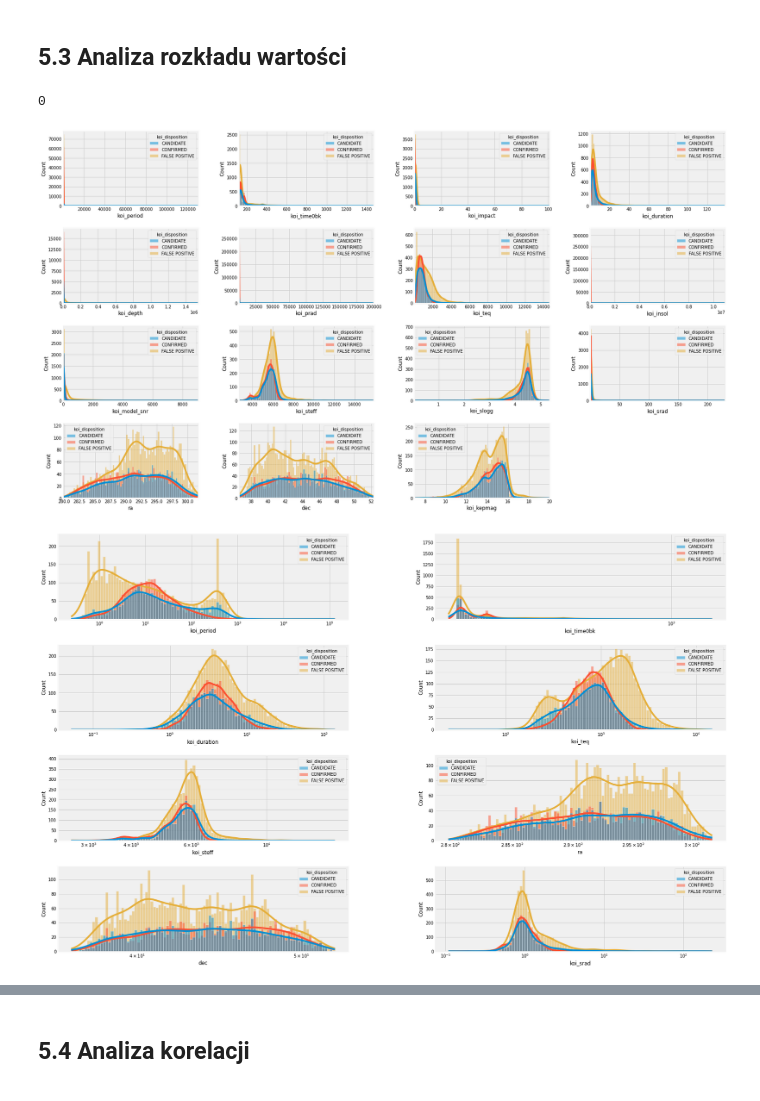
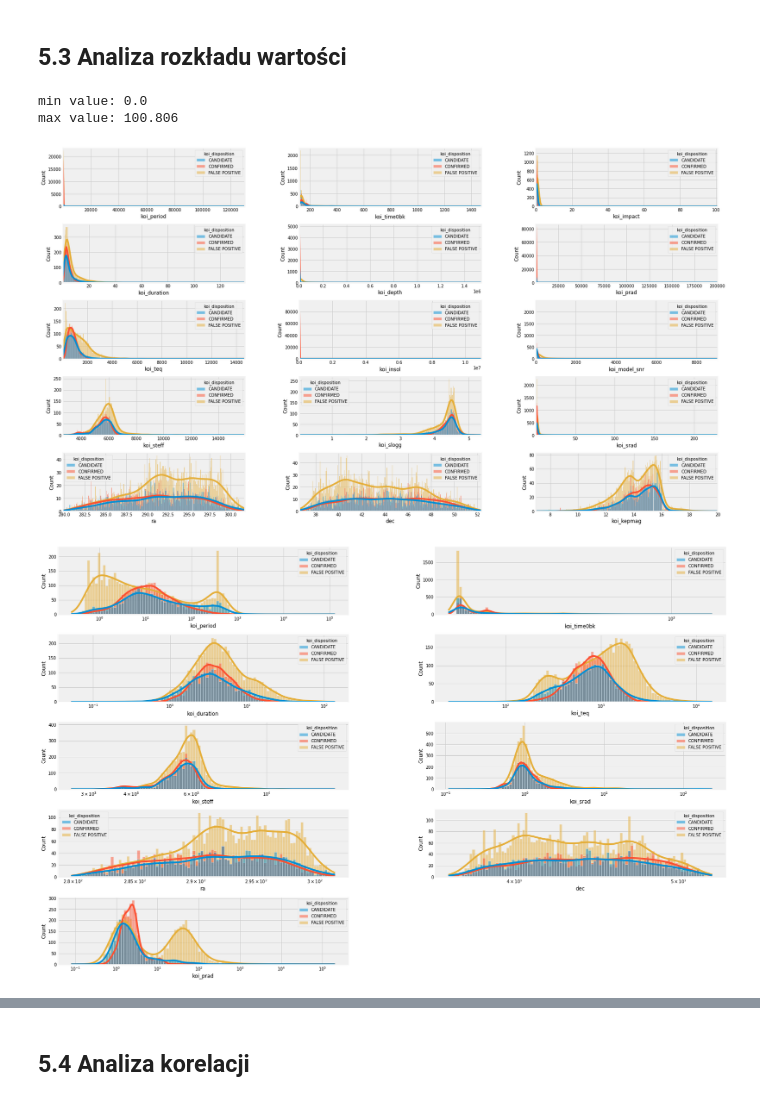
Before and after one commit to ArminD93/KeplerExoplanetSearchResults, a Jupyter notebook: KeplerExoplanetSearchResults.ipynb, the cells around one changed output, grey strips where cells are left out. Saved outputs shown, nothing was run; the diff lists cells and outputs as text; code cells hidden in the pictures.

```diff
--- a/KeplerExoplanetSearchResults.ipynb
+++ b/KeplerExoplanetSearchResults.ipynb
@@ -456,22 +458,22 @@ kepler_df_prepocessed_selected_cols.head()
 | 4 | CONFIRMED | 2.525592 | 171.595550 | 0.701 | 1.65450 | 603.3 | 2.75 | 1406.0 | ... |
 # %% [markdown]
 ## <a name='10'></a>5.3 Analiza rozkładu wartości
-# %%
-kepler_df_prepocessed_selected_cols['koi_impact'].isnull().sum()
-# %% [output]
-0
+# %%
+print(f"min value: {kepler_df_prepocessed_selected_cols['koi_impact'].min()}") # 0
+print(f"max value: {kepler_df_prepocessed_selected_cols['koi_impact'].max()}") # 101
+# %% [output]
+min value: 0.0
+max value: 100.806
 # %%
 cols = kepler_df_prepocessed.columns[5:]
 
-# fig, ax = plt.subplots(4, 4, figsize=(25,16))
 fig = plt.figure(figsize=(25,16))
 fig.subplots_adjust(hspace=0.3, wspace=0.3)
 
 j=0
 for i, col_name in enumerate(cols, start=1):
-  # ax = plt.subplot(4, 4, i)
-  fig.add_subplot(4, 4, i)
-  g = sns.histplot(data=kepler_df_prepocessed_selected_cols, x=col_name, kde=True, bins=90, hue='koi_disposition')
+  fig.add_subplot(5, 3, i)
+  g = sns.histplot(data=kepler_df_prepocessed_selected_cols, x=col_name, kde=True, bins=300, hue='koi_disposition')
   plt.xlim(
             kepler_df_prepocessed_selected_cols[col_name].min(),
             kepler_df_prepocessed_selected_cols[col_name].max()
@@ -480,25 +482,26 @@ for i, col_name in enumerate(cols, start=1):
 
 plt.show()
 # %% [output]
-[figure, old version]
+[figure, new version]
 # %%
+# For heavily skewed distributions, it’s better to define the bins in log space.
+
 cols = [ 'koi_period', 'koi_time0bk', 'koi_duration', 'koi_teq',
-        'koi_steff',  'ra', 	'dec', 'koi_srad',
-        ]
+        'koi_steff',  'koi_srad', 'ra', 	'dec',  'koi_prad']
 
 fig = plt.figure(figsize=(25,18))
 fig.subplots_adjust(hspace=0.3, wspace=0.3)
 
 
 for i, col_name in enumerate(cols, start=1):
-  fig.add_subplot(4, 2, i)
+  fig.add_subplot(5, 2, i)
   g = sns.histplot(data=kepler_df_prepocessed_selected_cols, x=col_name, kde=True,  bins=100, hue='koi_disposition', log_scale=True)
   # plt.xlim(
   #           kepler_df_prepocessed_selected_cols[col_name].min(),
   #           kepler_df_prepocessed_selected_cols[col_name].max()
   #            )
   g.set_autoscalex_on(True)
 
 plt.show()
 # %% [output]
-[figure, old version]
+[figure, new version]
```
Also changed, not shown: parts of 13 cells of this notebook.
